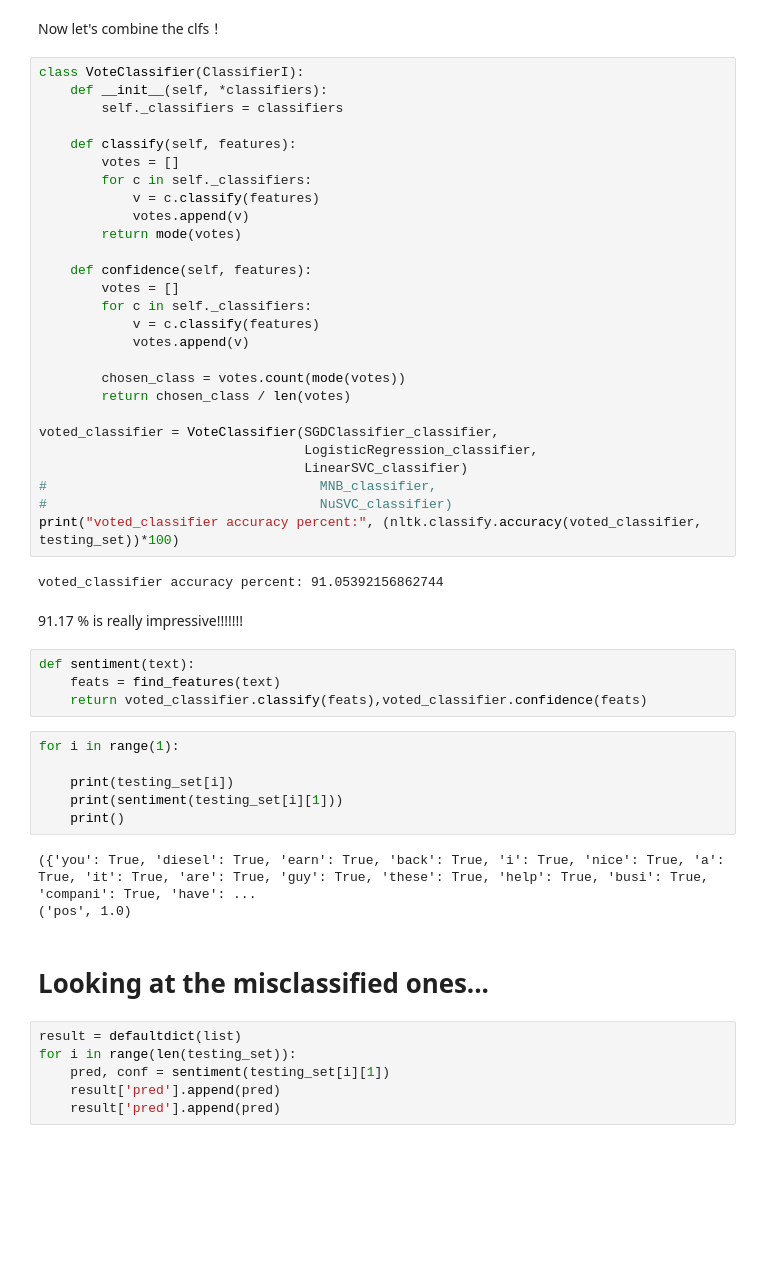
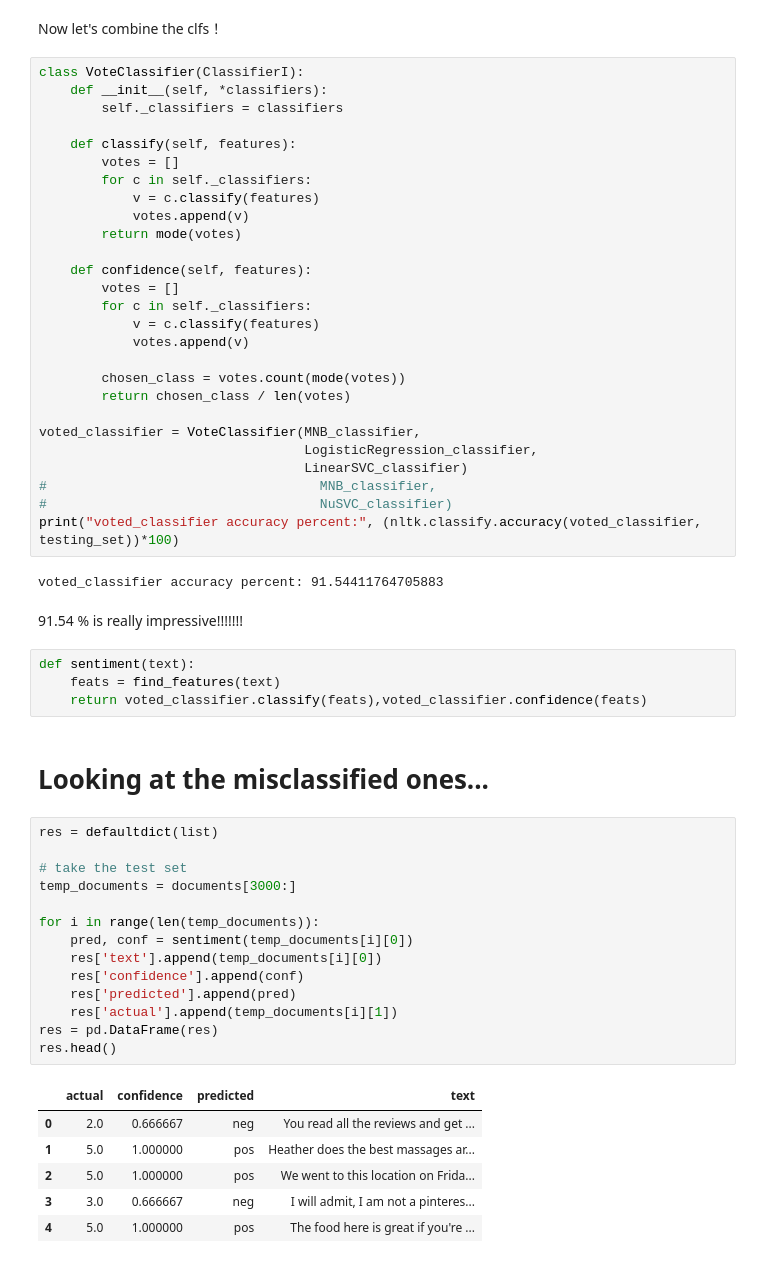
Before and after one commit to zihaoxu/CS181_Final_Project, a Jupyter notebook: 1. NLTK Classifier/0. NLTK Classifier (91 % accuracy) - Pickle all the documents.ipynb, the cells around one changed output. Drawn from its saved outputs; the diff is of its cells as text; blank space fills up the shorter version.

```diff
--- a/1. NLTK Classifier/0. NLTK Classifier (91 % accuracy) - Pickle all the documents.ipynb
+++ b/1. NLTK Classifier/0. NLTK Classifier (91 % accuracy) - Pickle all the documents.ipynb
@@ -291,34 +288,40 @@ class VoteClassifier(ClassifierI):
         chosen_class = votes.count(mode(votes))
         return chosen_class / len(votes)
 
-voted_classifier = VoteClassifier(SGDClassifier_classifier,
+voted_classifier = VoteClassifier(MNB_classifier,
                                   LogisticRegression_classifier,
                                   LinearSVC_classifier)
 #                                   MNB_classifier,
 #                                   NuSVC_classifier)
 print("voted_classifier accuracy percent:", (nltk.classify.accuracy(voted_classifier, testing_set))*100)
 # %% [output]
-voted_classifier accuracy percent: 91.05392156862744
+voted_classifier accuracy percent: 91.54411764705883
 # %% [markdown]
-91.17 % is really impressive!!!!!!!
+91.54 % is really impressive!!!!!!!
 # %%
 def sentiment(text):
     feats = find_features(text)
     return voted_classifier.classify(feats),voted_classifier.confidence(feats)
-# %%
-for i in range(1):
-
-    print(testing_set[i])
-    print(sentiment(testing_set[i][1]))
-    print()
-# %% [output]
-({'you': True, 'diesel': True, 'earn': True, 'back': True, 'i': True, 'nice': True, 'a': True, 'it': True, 'are': True, 'guy': True, 'these': True, 'help': True, 'busi': True, 'compani': True, 'have': ...
-('pos', 1.0)
 # %% [markdown]
 # Looking at the misclassified ones...
-# %%
-result = defaultdict(list)
-for i in range(len(testing_set)):
-    pred, conf = sentiment(testing_set[i][1])
-    result['pred'].append(pred)
-    result['pred'].append(pred)
+# %%
+res = defaultdict(list)
+
+# take the test set
+temp_documents = documents[3000:]
+
+for i in range(len(temp_documents)):
+    pred, conf = sentiment(temp_documents[i][0])
+    res['text'].append(temp_documents[i][0])
+    res['confidence'].append(conf)
+    res['predicted'].append(pred)
+    res['actual'].append(temp_documents[i][1])
+res = pd.DataFrame(res)
+res.head()
+# %% [output]
+|  | actual | confidence | predicted | text |
+| 0 | 2.0 | 0.666667 | neg | You read all the reviews and get ... |
+| 1 | 5.0 | 1.000000 | pos | Heather does the best massages ar... |
+| 2 | 5.0 | 1.000000 | pos | We went to this location on Frida... |
+| 3 | 3.0 | 0.666667 | neg | I will admit, I am not a pinteres... |
+| 4 | 5.0 | 1.000000 | pos | The food here is great if you're ... |
```
Also changed, not shown: parts of 9 cells of this notebook, 10 other files.
